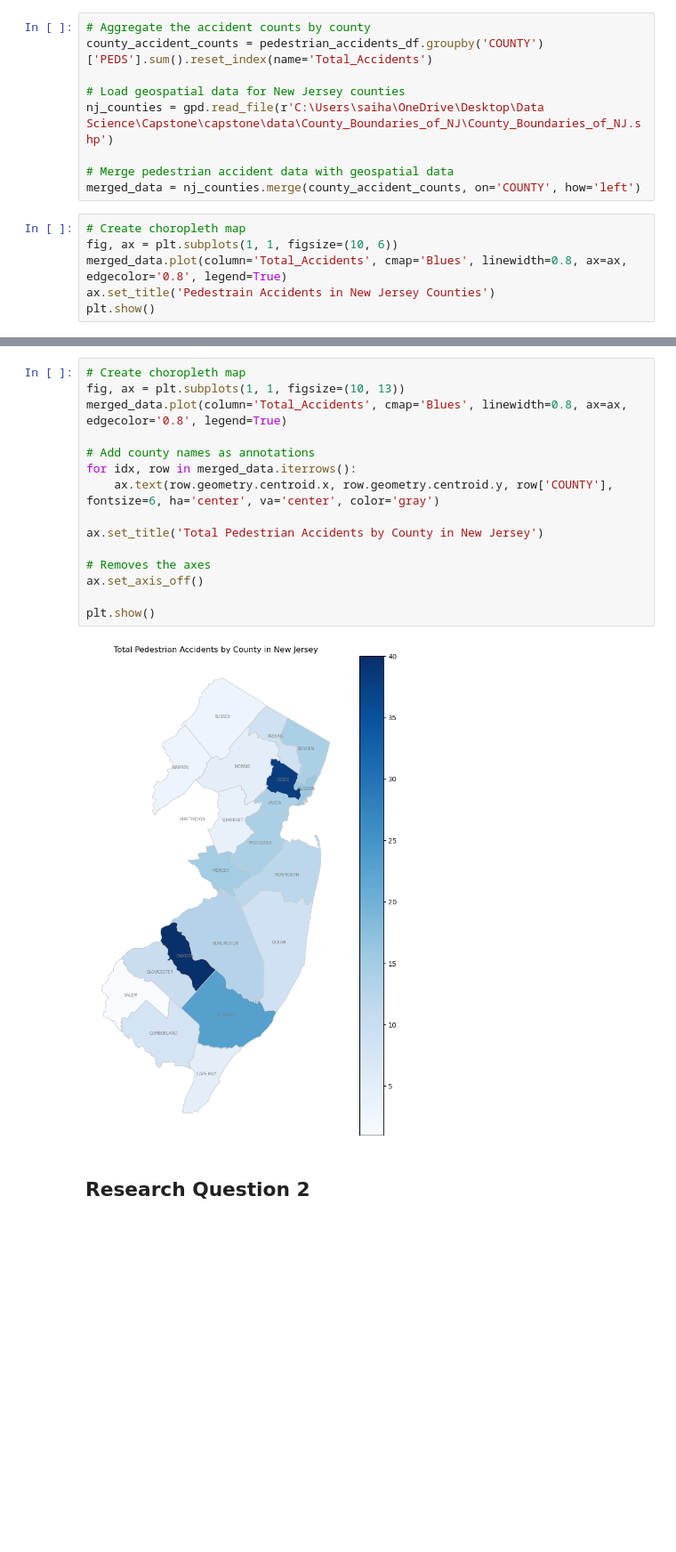
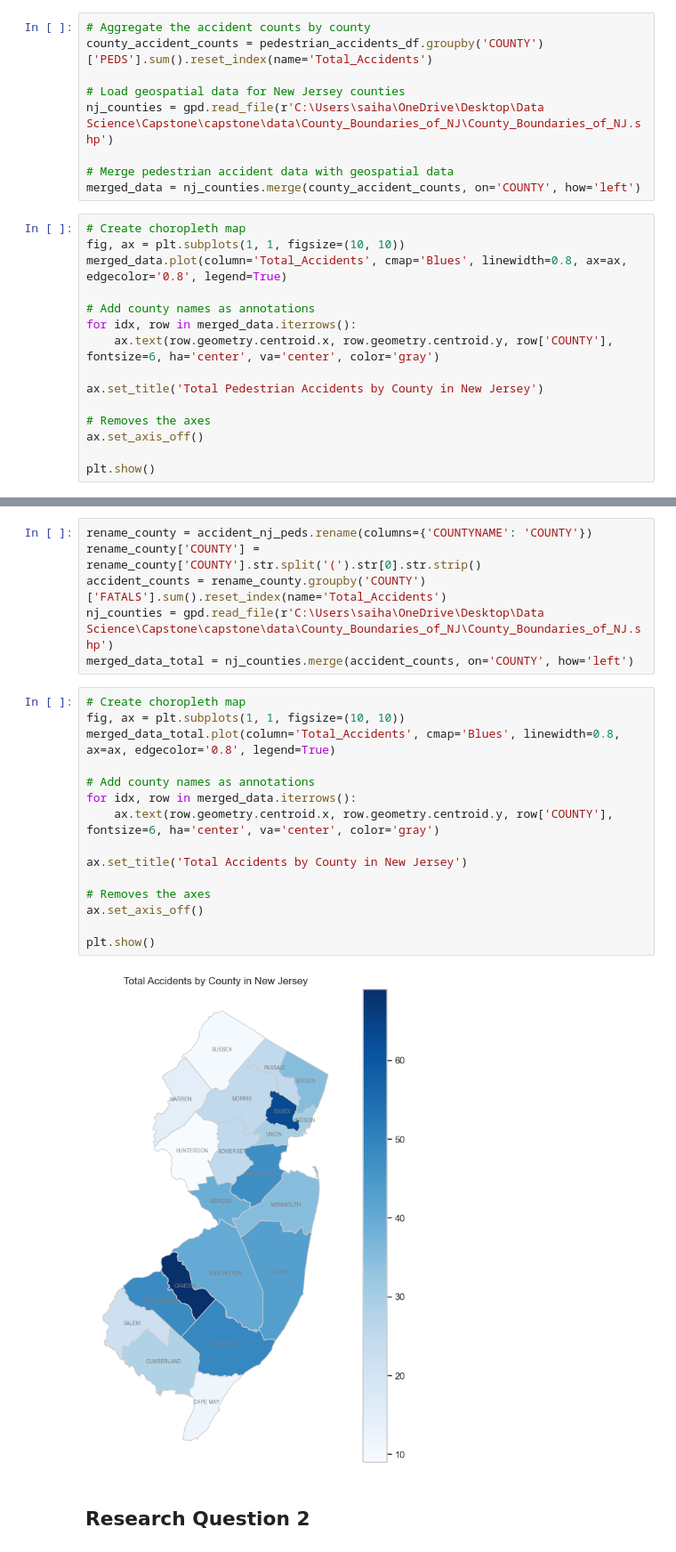
Before and after one commit to saidalli1/capstone, a Jupyter notebook: doc/fatality.ipynb, the cells around one changed output, grey strips where cells are left out. Shown at 89% size. Drawn from its saved outputs; the diff is of its cells as text; blank space fills up the shorter version.

```diff
--- a/doc/fatality.ipynb
+++ b/doc/fatality.ipynb
@@ -114,8 +129,17 @@ nj_counties = gpd.read_file(r'C:\Users\saiha\OneDrive\Desktop\Data Science\Capst
 merged_data = nj_counties.merge(county_accident_counts, on='COUNTY', how='left')
 # %%
 # Create choropleth map
-fig, ax = plt.subplots(1, 1, figsize=(10, 6))
+fig, ax = plt.subplots(1, 1, figsize=(10, 10))
 merged_data.plot(column='Total_Accidents', cmap='Blues', linewidth=0.8, ax=ax, edgecolor='0.8', legend=True)
-ax.set_title('Pedestrain Accidents in New Jersey Counties')
+
+# Add county names as annotations
+for idx, row in merged_data.iterrows():
+    ax.text(row.geometry.centroid.x, row.geometry.centroid.y, row['COUNTY'], fontsize=6, ha='center', va='center', color='gray')
+
+ax.set_title('Total Pedestrian Accidents by County in New Jersey')
+
+# Removes the axes
+ax.set_axis_off()
+
 plt.show()
 # %% [output]
@@ -123,20 +147,26 @@ plt.show()
+# %%
+rename_county = accident_nj_peds.rename(columns={'COUNTYNAME': 'COUNTY'})
+rename_county['COUNTY'] = rename_county['COUNTY'].str.split('(').str[0].str.strip()
+accident_counts = rename_county.groupby('COUNTY')['FATALS'].sum().reset_index(name='Total_Accidents')
+nj_counties = gpd.read_file(r'C:\Users\saiha\OneDrive\Desktop\Data Science\Capstone\capstone\data\County_Boundaries_of_NJ\County_Boundaries_of_NJ.shp')
+merged_data_total = nj_counties.merge(accident_counts, on='COUNTY', how='left')
 # %%
 # Create choropleth map
-fig, ax = plt.subplots(1, 1, figsize=(10, 13))
-merged_data.plot(column='Total_Accidents', cmap='Blues', linewidth=0.8, ax=ax, edgecolor='0.8', legend=True)
+fig, ax = plt.subplots(1, 1, figsize=(10, 10))
+merged_data_total.plot(column='Total_Accidents', cmap='Blues', linewidth=0.8, ax=ax, edgecolor='0.8', legend=True)
 
 # Add county names as annotations
 for idx, row in merged_data.iterrows():
     ax.text(row.geometry.centroid.x, row.geometry.centroid.y, row['COUNTY'], fontsize=6, ha='center', va='center', color='gray')
 
-ax.set_title('Total Pedestrian Accidents by County in New Jersey')
+ax.set_title('Total Accidents by County in New Jersey')
 
 # Removes the axes
 ax.set_axis_off()
 
 plt.show()
 # %% [output]
-[figure, old version]
+[figure, new version]
 # %% [markdown]
 ## Research Question 2
 # %%
```
Also changed, not shown: parts of 2 cells of this notebook.
